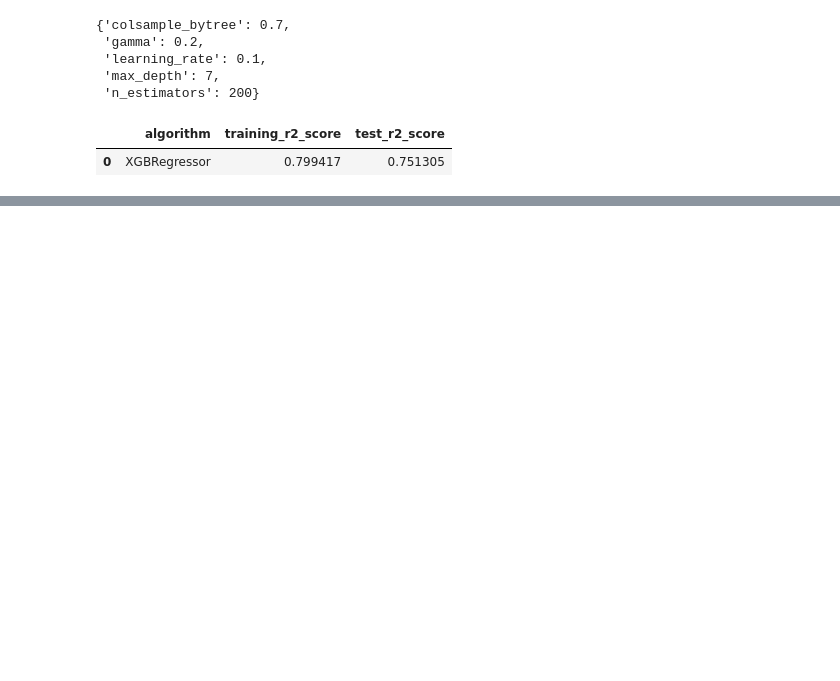
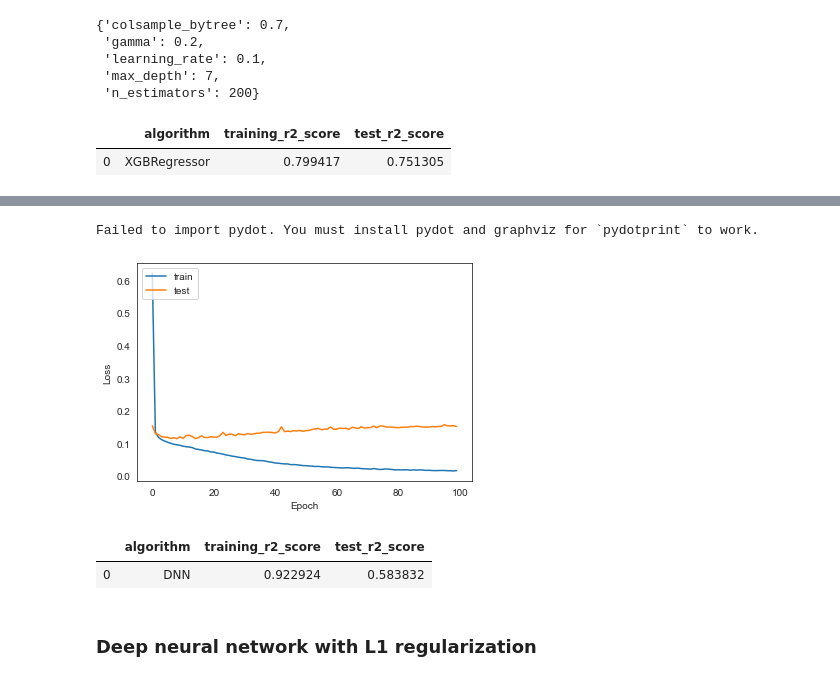
Before and after one commit to tomasz-janik/AirbnbPrediction, a Jupyter notebook: AirbnbLondon.ipynb, the cells around one changed output, grey strips where cells are left out. Drawn from its saved outputs; the diff is of its cells as text; code cells hidden in the pictures; blank space fills up the shorter version.

Commit message:
Added DNN models, result comparision and comments sentiment analysis

```diff
--- a/AirbnbLondon.ipynb
+++ b/AirbnbLondon.ipynb
@@ -774,3 +807,5 @@ NameError: name 'stop' is not defined
+# %%
+RESULTS_PATH = Path(r'C:\Users\Thomas\Desktop\PSI\AirbnbPrediction\results')
 # %% [markdown]
 ## LinearRegression
 # %%
@@ -1300,0 +1037,4 @@ DNN_2_results
+# %%
+keras.utils.plot_model(model_1)
+# %% [output]
+Failed to import pydot. You must install pydot and graphviz for `pydotprint` to work.
@@ -1300,0 +1050,12 @@ DNN_2_results
+# %%
+model_1 = keras.models.load_model(RESULTS_PATH/'model_1')
+history_1 = load(RESULTS_PATH/'history_1.joblib')
+# %%
+plt.plot(history_1.history['loss'])
+plt.plot(history_1.history['val_loss'])
+plt.ylabel('Loss')
+plt.xlabel('Epoch')
+plt.legend(['train', 'test'], loc='upper left')
+plt.show()
+# %% [output]
+[figure, added]
@@ -1300,0 +1065,11 @@ DNN_2_results
+# %%
+model_1_results = pd.DataFrame({
+    'algorithm':['DNN'],
+    'training_r2_score': [r2_score(y_train, y_pred_train)],
+    'test_r2_score': [r2_score(y_test, y_pred_test)]})
+model_1_results
+# %% [output]
+|  | algorithm | training_r2_score | test_r2_score |
+| 0 | DNN | 0.922924 | 0.583832 |
+# %% [markdown]
+### Deep neural network with L1 regularization
```
Also changed, not shown: parts of 127 cells of this notebook, 1 other file.
